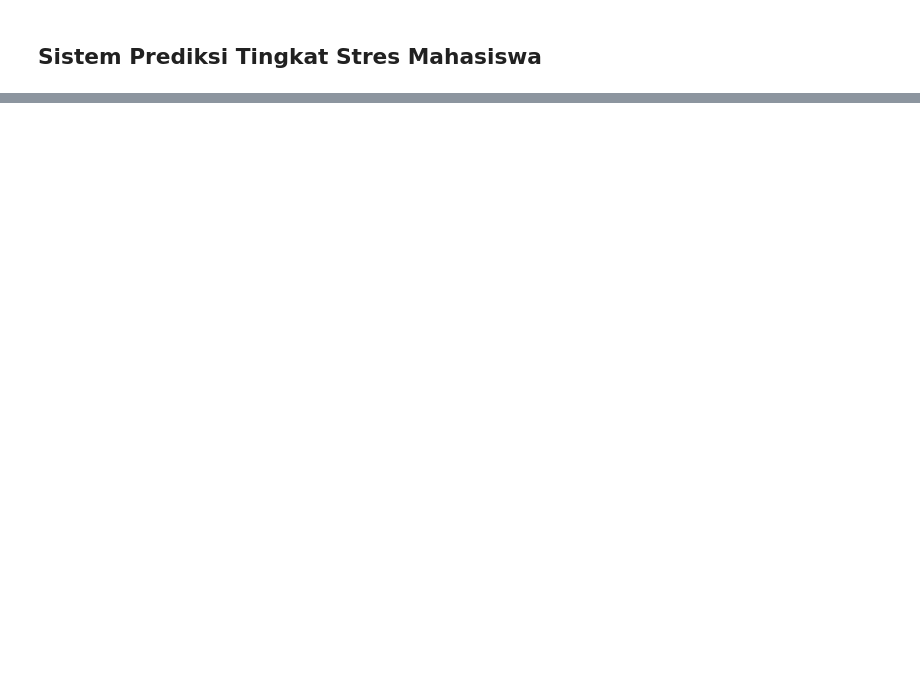
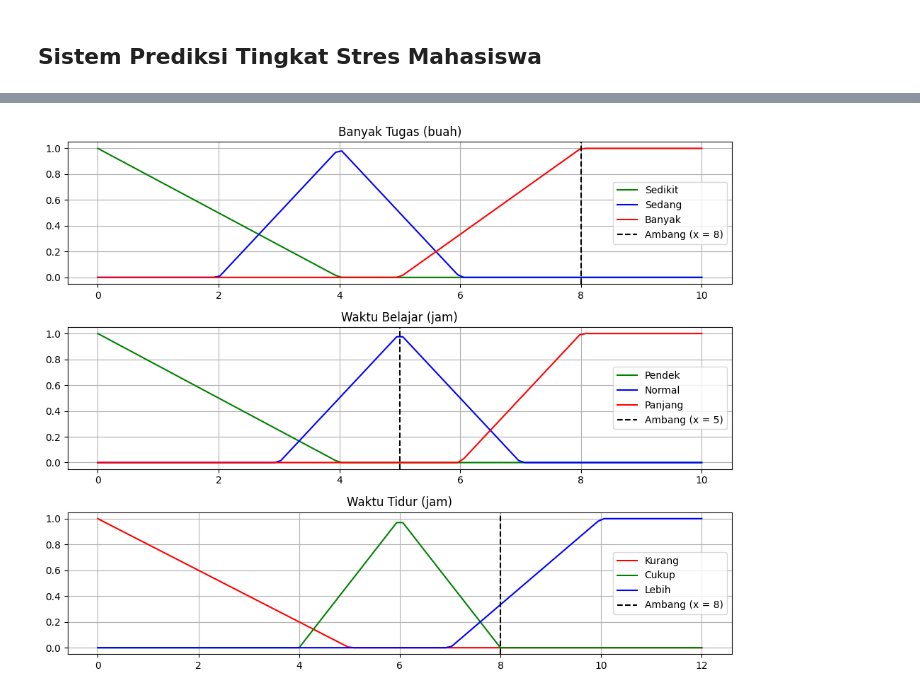
Before and after one commit to Ilham-2345/kecerdasan-buatan-uas, a Jupyter notebook: UAS_Kecerdasaan_Buatan.ipynb, the cells around one changed output, grey strips where cells are left out. Saved outputs shown, nothing was run; the diff lists cells and outputs as text; code cells hidden in the pictures; blank space fills up the shorter version.

```diff
--- a/UAS_Kecerdasaan_Buatan.ipynb
+++ b/UAS_Kecerdasaan_Buatan.ipynb
@@ -80,0 +3,63 @@ Jumlah Tugas: 8, Waktu Belajar: 5 jam, Waktu Tidur: 8 jam -> Tingkat Stres: SEDA
+# %%
+import numpy as np
+import matplotlib.pyplot as plt
+
+def buat_plot_keanggotaan_fuzzy():
+    # Menyiapkan figur dan sumbu untuk tiga grafik
+    fig, (ax1, ax2, ax3) = plt.subplots(3, 1, figsize=(10, 8))
+
+    # Rentang data untuk setiap variabel (tugas, waktu belajar, dan waktu tidur)
+    rentang_tugas = np.linspace(0, 10, 100)
+    rentang_belajar = np.linspace(0, 10, 100)
+    rentang_tidur = np.linspace(0, 12, 100)
+
+    # Fungsi keanggotaan untuk 'Tugas'
+    def tugas_sedikit(x): return np.maximum(0, np.minimum((4 - x) / 4, 1))
+    def tugas_sedang(x): return np.maximum(0, np.minimum(np.minimum((x - 2) / 2, 1), (6 - x) / 2))
+    def tugas_banyak(x): return np.maximum(0, np.minimum((x - 5) / 3, 1))
+
+    # Plot untuk keanggotaan 'Tugas'
+    ax1.plot(rentang_tugas, tugas_sedikit(rentang_tugas), 'g-', label='Sedikit')
+    ax1.plot(rentang_tugas, tugas_sedang(rentang_tugas), 'b-', label='Sedang')
+    ax1.plot(rentang_tugas, tugas_banyak(rentang_tugas), 'r-', label='Banyak')
+    ax1.set_title('Banyak Tugas (buah)')
+    ax1.axvline(x=8, color='k', linestyle='--', label='Ambang (x = 8)')
+    ax1.grid(True)
+    ax1.legend()
+
+    # Fungsi keanggotaan untuk 'Waktu Belajar'
+    def belajar_pendek(x): return np.maximum(0, np.minimum((4 - x) / 4, 1))
+    def belajar_normal(x): return np.maximum(0, np.minimum(np.minimum((x - 3) / 2, 1), (7 - x) / 2))
+    def belajar_panjang(x): return np.maximum(0, np.minimum((x - 6) / 2, 1))
+
+    # Plot untuk keanggotaan 'Waktu Belajar'
+    ax2.plot(rentang_belajar, belajar_pendek(rentang_belajar), 'g-', label='Pendek')
+    ax2.plot(rentang_belajar, belajar_normal(rentang_belajar), 'b-', label='Normal')
+    ax2.plot(rentang_belajar, belajar_panjang(rentang_belajar), 'r-', label='Panjang')
+    ax2.set_title('Waktu Belajar (jam)')
+    ax2.axvline(x=5, color='k', linestyle='--', label='Ambang (x = 5)')
+    ax2.grid(True)
+    ax2.legend()
+
+    # Fungsi keanggotaan untuk 'Waktu Tidur'
+    def tidur_kurang(x): return np.maximum(0, np.minimum((5 - x) / 5, 1))
+    def tidur_cukup(x): return np.maximum(0, np.minimum(np.minimum((x - 4) / 2, 1), (8 - x) / 2))
+    def tidur_lebih(x): return np.maximum(0, np.minimum((x - 7) / 3, 1))
+
+    # Plot untuk keanggotaan 'Waktu Tidur'
+    ax3.plot(rentang_tidur, tidur_kurang(rentang_tidur), 'r-', label='Kurang')
+    ax3.plot(rentang_tidur, tidur_cukup(rentang_tidur), 'g-', label='Cukup')
+    ax3.plot(rentang_tidur, tidur_lebih(rentang_tidur), 'b-', label='Lebih')
+    ax3.set_title('Waktu Tidur (jam)')
+    ax3.axvline(x=8, color='k', linestyle='--', label='Ambang (x = 8)')
+    ax3.grid(True)
+    ax3.legend()
+
+    # Menata layout dan menampilkan grafik
+    plt.tight_layout()
+    plt.show()
+
+# Menampilkan plot keanggotaan fuzzy
+buat_plot_keanggotaan_fuzzy()
+# %% [output]
+[figure, added]
```
Also changed, not shown: parts of 2 cells of this notebook.
